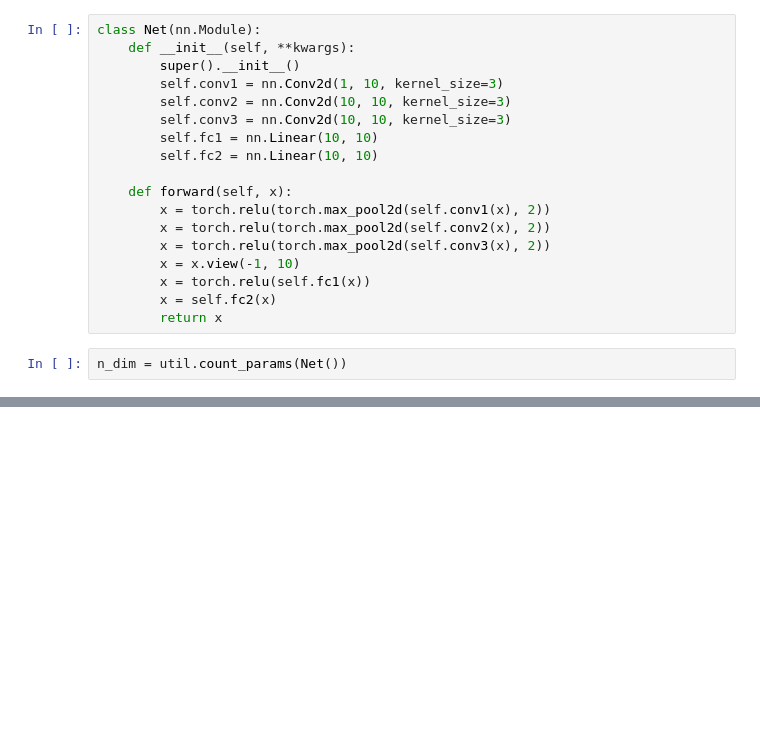
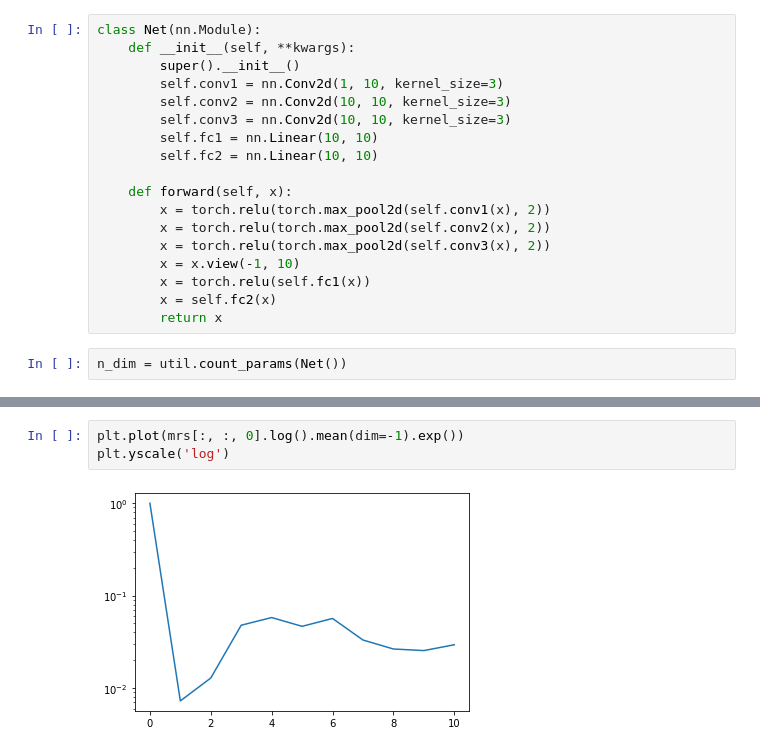
Before and after one commit to akarshkumar0101/evolved-neuroevolution, a Jupyter notebook: paper_nn.ipynb, the cells around one changed output, grey strips where cells are left out. Drawn from its saved outputs; the diff is of its cells as text; blank space fills up the shorter version.

```diff
--- a/paper_nn.ipynb
+++ b/paper_nn.ipynb
@@ -51,0 +77,5 @@ plt.plot(fits.min(dim=-1).values)
+# %%
+plt.plot(mrs[:, :, 0].log().mean(dim=-1).exp())
+plt.yscale('log')
+# %% [output]
+[figure, added]
```
Also changed, not shown: parts of 14 cells of this notebook, 5 other files.
